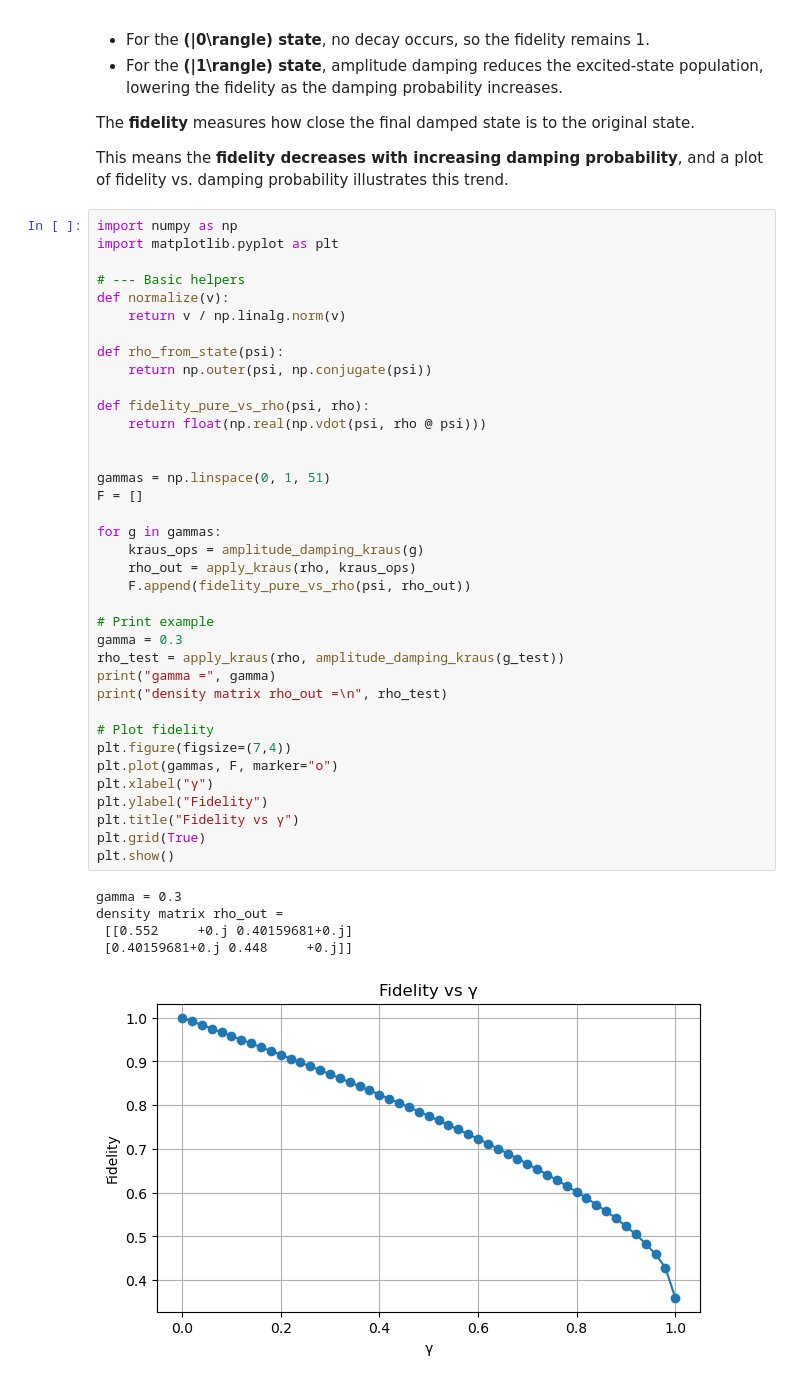
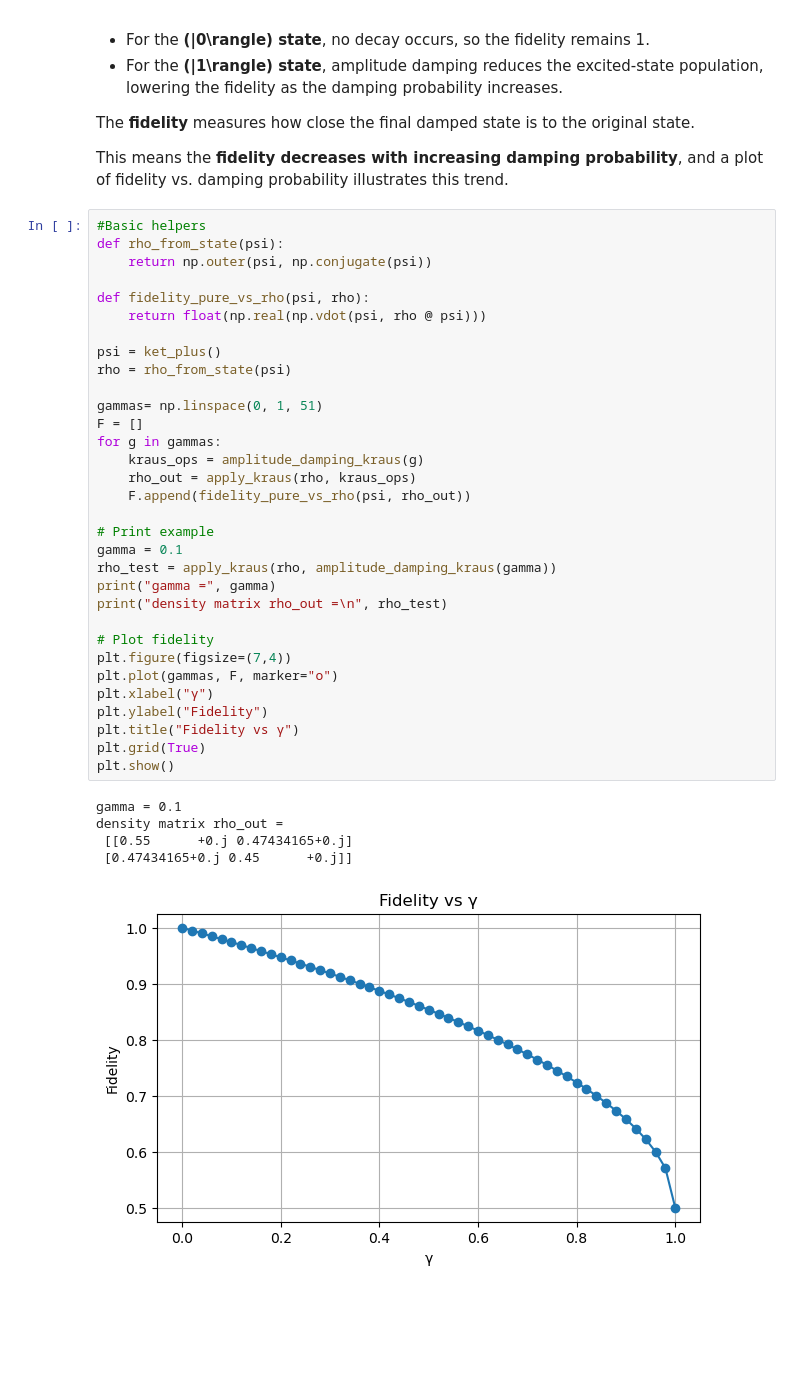
Before and after one commit to Abiyzelalem27/Quantum_Error_Corrections, a Jupyter notebook: amplitude_damping.ipynb, the cells around one changed output. Saved outputs shown, nothing was run; the diff lists cells and outputs as text; blank space fills up the shorter version.

```diff
--- a/amplitude_damping.ipynb
+++ b/amplitude_damping.ipynb
@@ -264,45 +238,40 @@ The **fidelity** measures how close the final damped state is to the original st
 
 This means the **fidelity decreases with increasing damping probability**, and a plot of fidelity vs. damping probability illustrates this trend.
 # %%
-import numpy as np
-import matplotlib.pyplot as plt
-
-# --- Basic helpers
-def normalize(v):
-    return v / np.linalg.norm(v)
-
+#Basic helpers
 def rho_from_state(psi):
     return np.outer(psi, np.conjugate(psi))
 
 def fidelity_pure_vs_rho(psi, rho):
     return float(np.real(np.vdot(psi, rho @ psi)))
 
+psi = ket_plus()
+rho = rho_from_state(psi)
 
-gammas = np.linspace(0, 1, 51)
+gammas= np.linspace(0, 1, 51)
 F = []
-
 for g in gammas:
     kraus_ops = amplitude_damping_kraus(g)
     rho_out = apply_kraus(rho, kraus_ops)
     F.append(fidelity_pure_vs_rho(psi, rho_out))
 
 # Print example
-gamma = 0.3
-rho_test = apply_kraus(rho, amplitude_damping_kraus(g_test))
+gamma = 0.1
+rho_test = apply_kraus(rho, amplitude_damping_kraus(gamma))
 print("gamma =", gamma)
 print("density matrix rho_out =\n", rho_test)
 
 # Plot fidelity
 plt.figure(figsize=(7,4))
 plt.plot(gammas, F, marker="o")
 plt.xlabel("γ")
 plt.ylabel("Fidelity")
 plt.title("Fidelity vs γ")
 plt.grid(True)
 plt.show()
 # %% [output]
-gamma = 0.3
+gamma = 0.1
 density matrix rho_out =
- [[0.552     +0.j 0.40159681+0.j]
- [0.40159681+0.j 0.448     +0.j]]
+ [[0.55      +0.j 0.47434165+0.j]
+ [0.47434165+0.j 0.45      +0.j]]
-[figure, old version]
+[figure, new version]
```
Also changed, not shown: parts of 9 cells of this notebook, 8 other files.
